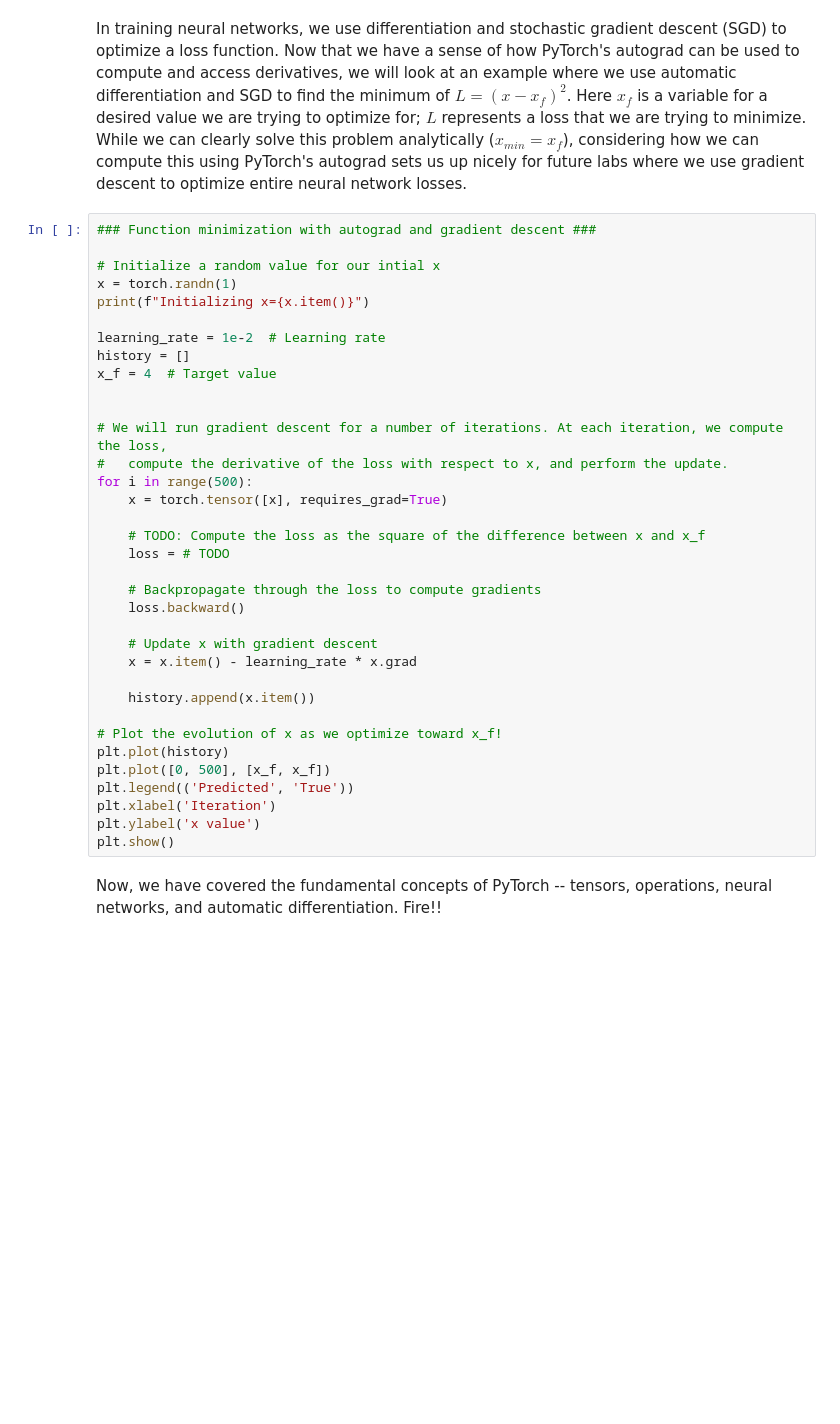
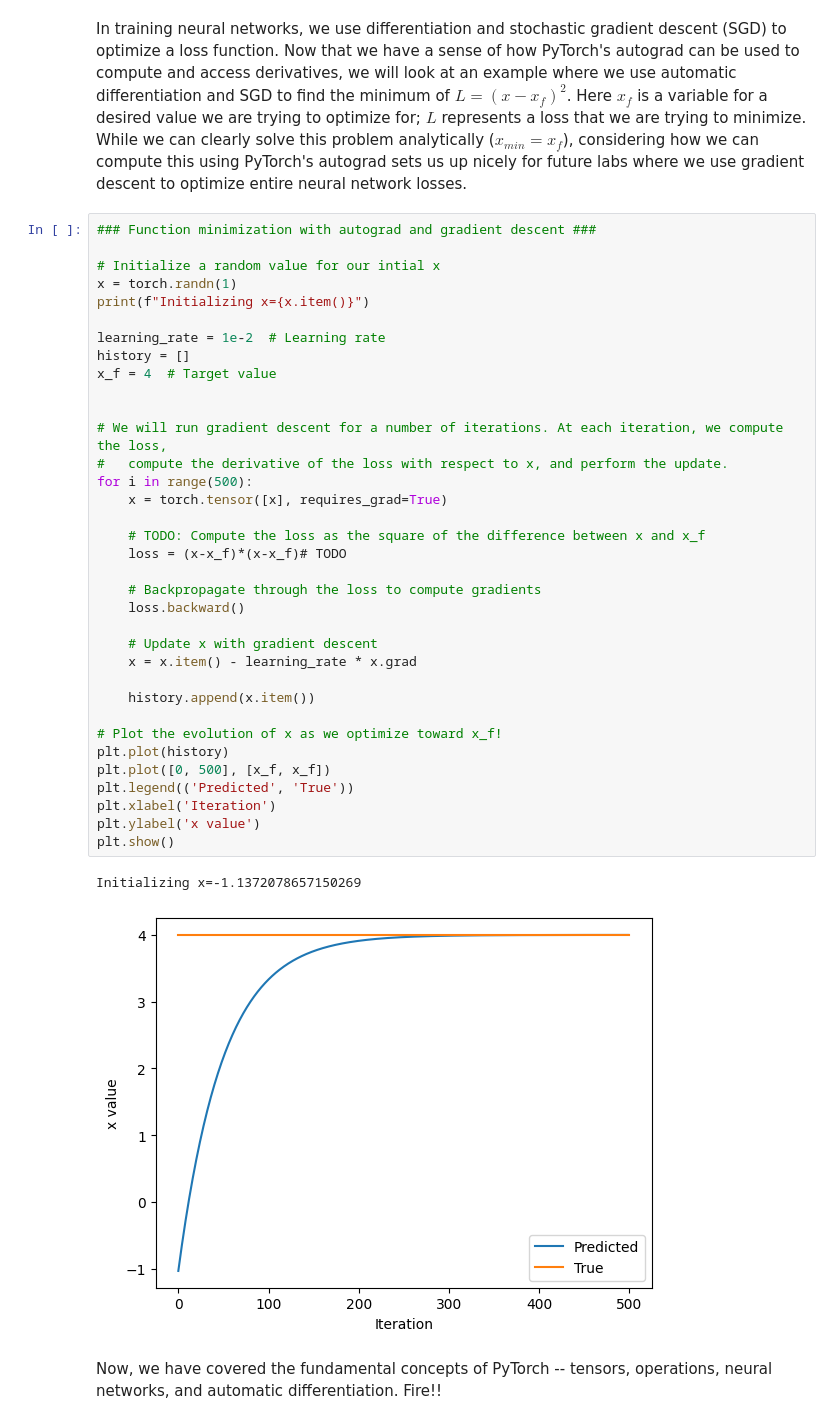
Before and after one commit to justlanxuan/comp5214, a Jupyter notebook: lab1/PT_Part1_Intro.ipynb, the cells around one changed output. Cells and saved outputs as stored; diff of their text form; blank space fills up the shorter version.

```diff
--- a/lab1/PT_Part1_Intro.ipynb
+++ b/lab1/PT_Part1_Intro.ipynb
@@ -326,33 +338,36 @@ In training neural networks, we use differentiation and stochastic gradient desc
 x = torch.randn(1)
 print(f"Initializing x={x.item()}")
 
 learning_rate = 1e-2  # Learning rate
 history = []
 x_f = 4  # Target value
 
 
 # We will run gradient descent for a number of iterations. At each iteration, we compute the loss,
 #   compute the derivative of the loss with respect to x, and perform the update.
 for i in range(500):
     x = torch.tensor([x], requires_grad=True)
 
     # TODO: Compute the loss as the square of the difference between x and x_f
-    loss = # TODO
+    loss = (x-x_f)*(x-x_f)# TODO
 
     # Backpropagate through the loss to compute gradients
     loss.backward()
 
     # Update x with gradient descent
     x = x.item() - learning_rate * x.grad
 
     history.append(x.item())
 
 # Plot the evolution of x as we optimize toward x_f!
 plt.plot(history)
 plt.plot([0, 500], [x_f, x_f])
 plt.legend(('Predicted', 'True'))
 plt.xlabel('Iteration')
 plt.ylabel('x value')
 plt.show()
+# %% [output]
+Initializing x=-1.1372078657150269
+[figure, added]
 # %% [markdown]
 Now, we have covered the fundamental concepts of PyTorch -- tensors, operations, neural networks, and automatic differentiation. Fire!!
```
Also changed, not shown: parts of 5 cells of this notebook.
